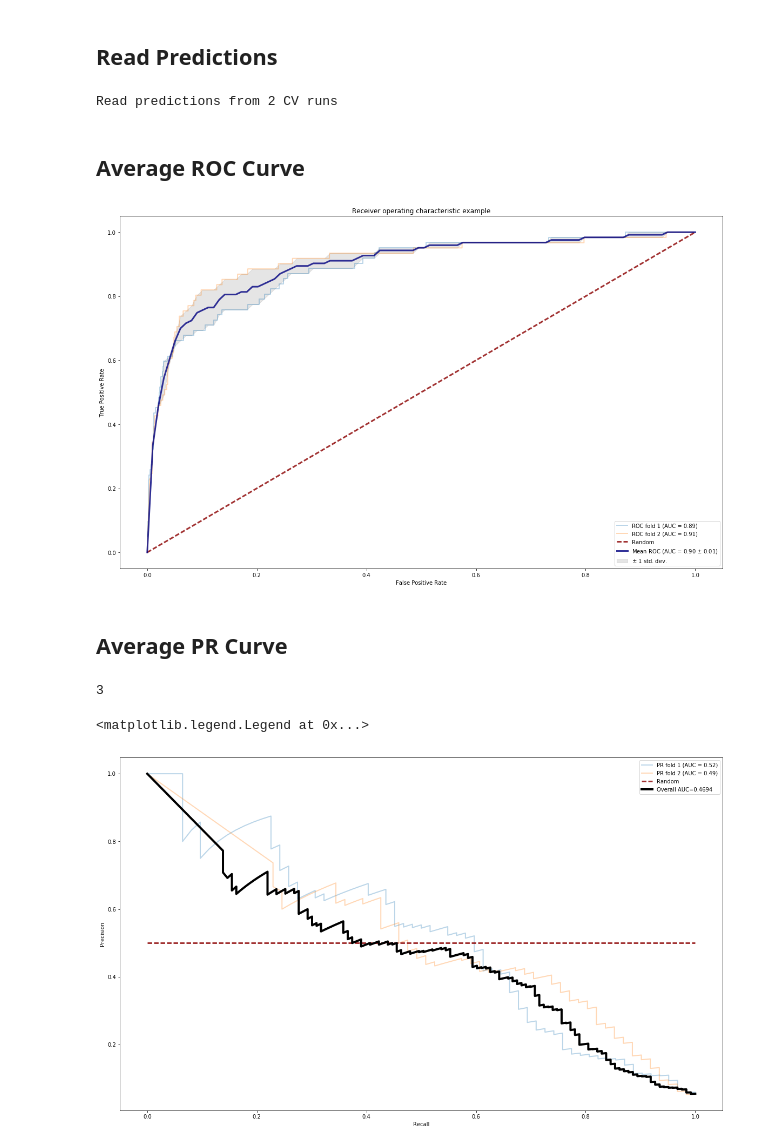
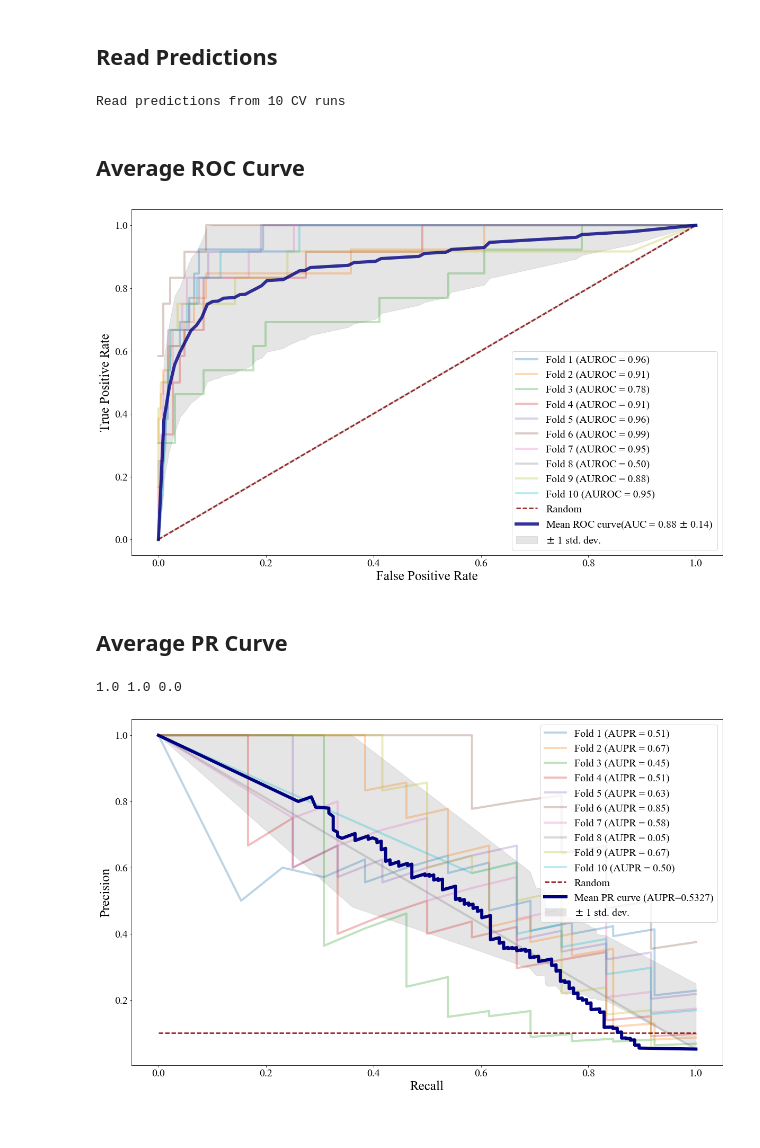
Before and after one commit to schulter/EMOGI, a Jupyter notebook: GCN/cv_performance.ipynb, the cells around one changed output. Cells and saved outputs as stored; diff of their text form; code cells hidden in the pictures.

Commit message:
Nicer PR/ROC curves.
Still an issue with std dev of PR curves though. Don't trust that yet.

```diff
--- a/GCN/cv_performance.ipynb
+++ b/GCN/cv_performance.ipynb
@@ -10,9 +10,10 @@ from scipy import interp
 
 import matplotlib.pyplot as plt
 import seaborn
+plt.rc('font', family='Times New Roman')
 %matplotlib inline
 # %%
-model_dir = '../data/GCN/training/2018_08_10_11_28_41/'
+model_dir = '../data/GCN/training/2018_08_11_10_53_20/'
 
 args, data_file = gcnIO.load_hyper_params(model_dir)
 data = gcnIO.load_hdf_data(data_file)
@@ -39,7 +40,7 @@ for cv_dir in os.listdir(model_dir):
         no_cv += 1
 print ("Read predictions from {} CV runs".format(no_cv))
 # %% [output]
-Read predictions from 2 CV runs
+Read predictions from 10 CV runs
 # %% [markdown]
 ## Average ROC Curve
 # %%
@@ -58,18 +59,23 @@ for pred in pred_all:
     tprs[-1][0] = 0.0
     auroc = roc_auc_score(y_score=pred[m_t].Prob_pos, y_true=y_t[m_t])
     aucs.append(auroc)
-    plt.plot(fpr, tpr, lw=2, alpha=0.3, label='ROC fold %d (AUC = %0.2f)' % (k, auroc))
+    plt.plot(fpr, tpr, lw=4, alpha=0.3, label='Fold %d (AUROC = %0.2f)' % (k, auroc))
     k += 1
 
+# plot random line
 plt.plot([0, 1], [0, 1], linestyle='--', lw=3, color='darkred',
          label='Random', alpha=.8)
+
+# plot mean ROC curve
 mean_tpr = np.mean(tprs, axis=0)
 mean_tpr[-1] = 1.0
 mean_auc = auc(mean_fpr, mean_tpr)
 std_auc = np.std(aucs)
 plt.plot(mean_fpr, mean_tpr, color='navy',
-         label=r'Mean ROC (AUC = %0.2f $\pm$ %0.2f)' % (mean_auc, std_auc),
-         lw=3, alpha=.8)
+         label=r'Mean ROC curve(AUC = %0.2f $\pm$ %0.2f)' % (mean_auc, std_auc),
+         lw=6, alpha=.8)
+
+# plot std dev
 std_tpr = np.std(tprs, axis=0)
 tprs_upper = np.minimum(mean_tpr + std_tpr, 1)
 tprs_lower = np.maximum(mean_tpr - std_tpr, 0)
@@ -78,43 +84,69 @@ plt.fill_between(mean_fpr, tprs_lower, tprs_upper, color='grey', alpha=.2,
 
 plt.xlim([-0.05, 1.05])
 plt.ylim([-0.05, 1.05])
-plt.xlabel('False Positive Rate')
-plt.ylabel('True Positive Rate')
-plt.title('Receiver operating characteristic example')
-plt.legend(loc="lower right")
-plt.show()
+plt.xlabel('False Positive Rate', fontsize=25)
+plt.ylabel('True Positive Rate', fontsize=25)
+#plt.title('Receiver operating characteristic example')
+plt.legend(loc="lower right", prop={'size': 20})
+plt.tick_params(axis='both', labelsize=20)
+fig.savefig(os.path.join(model_dir, 'mean_ROC_curve.svg'))
+fig.savefig(os.path.join(model_dir, 'mean_ROC_curve.png'), dpi=300)
 # %% [output]
-[figure, old version]
+[figure, new version]
 # %% [markdown]
 ## Average PR Curve
 # %%
 fig = plt.figure(figsize=(20, 12))
 
 k = 1
 y_true = []
 y_pred = []
+pr_values = []
+rec_values = []
+sample_thresholds = np.linspace(0, 1, 100)
 for pred in pred_all:
     y_t = sets_all[k-1][1]
     m_t = sets_all[k-1][3]
-    pr, rec, _ = precision_recall_curve(probas_pred=pred[m_t].Prob_pos, y_true=y_t[m_t])
+    pr, rec, thr = precision_recall_curve(probas_pred=pred[m_t].Prob_pos, y_true=y_t[m_t])
+    pr_values.append(interp(sample_thresholds, thr, pr[:-1]))
+    #pr_values[-1][-1] = 1.0
+    rec_values.append(interp(sample_thresholds, thr, rec[:-1]))
     aupr = average_precision_score(y_score=pred[m_t].Prob_pos, y_true=y_t[m_t])
-    plt.plot(rec, pr, lw=2, alpha=0.3, label='PR fold %d (AUC = %0.2f)' % (k, aupr))
+    plt.plot(rec, pr, lw=4, alpha=0.3, label='Fold %d (AUPR = %0.2f)' % (k, aupr))
     y_true.append(y_t[m_t])
     y_pred.append(pred[m_t].Prob_pos)
     k += 1
-print (k)
+
+# plot random line
 plt.plot([0, 1], [1/(k-1), 1/(k-1)], linestyle='--', lw=3, color='darkred',
          label='Random', alpha=.8)
+
+# plot mean curve (PR curve over all folds)
 y_true = np.concatenate(y_true)
 y_pred = np.concatenate(y_pred)
-precision, recall, _ = precision_recall_curve(y_true, y_pred)
-label = 'Overall AUC=%.4f' % (auc(recall, precision))
-plt.plot(recall, precision, label=label, lw=4, color='black')
+mean_precision, mean_recall, _ = precision_recall_curve(y_true, y_pred)
+label = 'Mean PR curve (AUPR=%.4f)' % (auc(mean_recall, mean_precision))
+plt.plot(mean_recall, mean_precision, label=label, lw=6, color='navy')
 
-plt.xlabel('Recall')
-plt.ylabel('Precision')
-plt.legend(loc='upper right')
+# plot std dev
+std_pr = np.std(pr_values, axis=0)
+mean_pr = np.mean(pr_values, axis=0)
+mean_rec = np.mean(rec_values, axis=0)
+pr_upper = np.minimum(mean_pr + std_pr, 1)
+pr_lower = np.maximum(mean_pr - std_pr, 0)
+pr_upper = np.append(pr_upper, 1.)
+pr_lower = np.append(pr_lower, 1.)
+mean_rec = np.append(mean_rec, 0.)
+print (pr_upper[-1], pr_lower[-1], mean_rec[-1])
+
+plt.fill_between(mean_rec, pr_lower, pr_upper, color='grey', alpha=.2,
+                 label=r'$\pm$ 1 std. dev.')
+
+plt.tick_params(axis='both', labelsize=20)
+plt.xlabel('Recall', fontsize=25)
+plt.ylabel('Precision', fontsize=25)
+plt.legend(loc='upper right', prop={'size':20})
+fig.savefig(os.path.join(model_dir, 'mean_PR_curve.svg'))
 # %% [output]
-3
+1.0 1.0 0.0
-<matplotlib.legend.Legend at 0x...>
-[figure, old version]
+[figure, new version]
```
Also changed, not shown: parts of 1 cell of this notebook.
